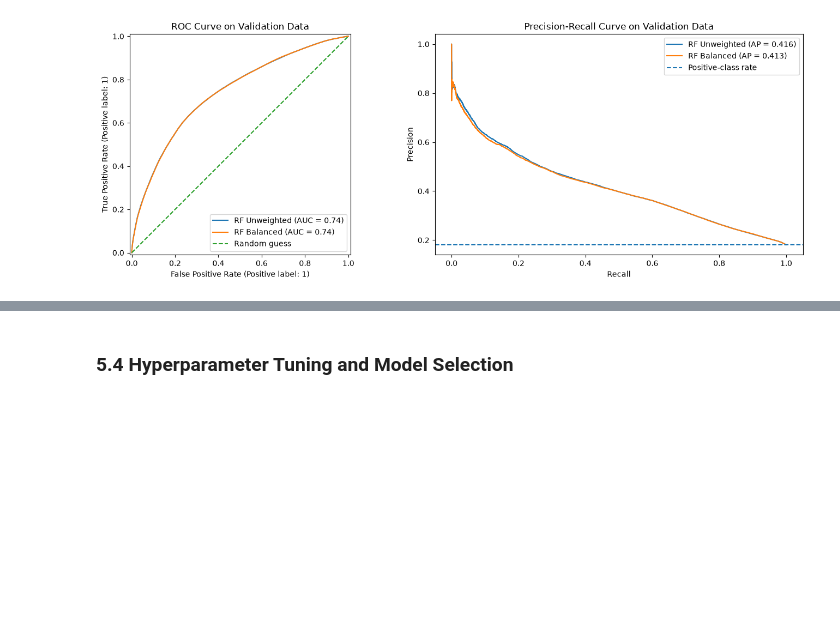
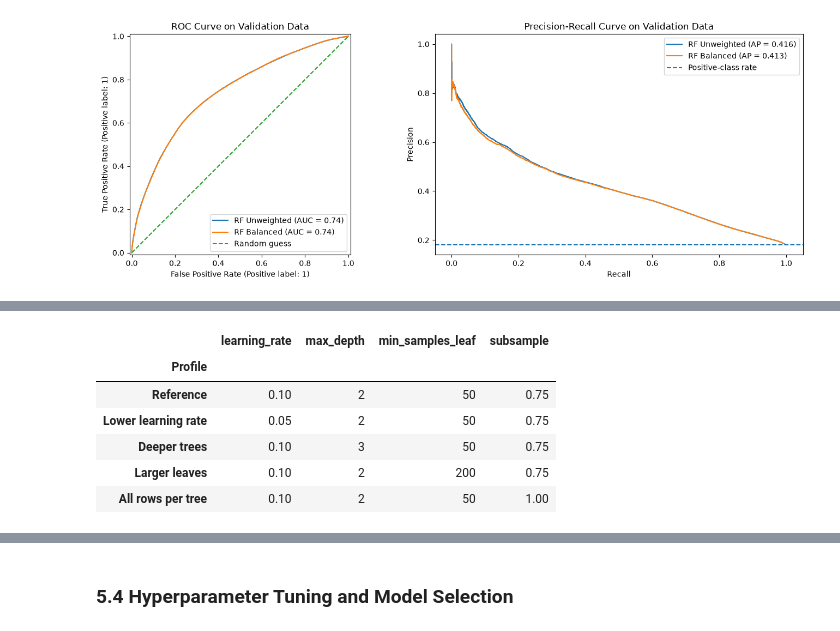
Before and after one commit to GeraintG/CIS_5450_Indigo_Data, a Jupyter notebook: indego_trips_analysis.ipynb, the cells around one changed output, grey strips where cells are left out. Saved outputs shown, nothing was run; the diff lists cells and outputs as text; code cells hidden in the pictures; blank space fills up the shorter version.

```diff
--- a/indego_trips_analysis.ipynb
+++ b/indego_trips_analysis.ipynb
@@ -1522,0 +1539,25 @@ Train a sequential boosting model; consider learning rate, number of trees, dept
+# %%
+gb_reference = {
+    "learning_rate": 0.10,
+    "max_depth": 2,
+    "min_samples_leaf": 50,
+    "subsample": 0.75,
+}
+gb_profiles = {
+    "Reference": gb_reference,
+    "Lower learning rate": {**gb_reference, "learning_rate": 0.05},
+    "Deeper trees": {**gb_reference, "max_depth": 3},
+    "Larger leaves": {**gb_reference, "min_samples_leaf": 200},
+    "All rows per tree": {**gb_reference, "subsample": 1.0},
+}
+gb_tree_counts = (25, 50, 100)
+
+display(pd.DataFrame.from_dict(gb_profiles, orient="index").rename_axis("Profile"))
+# %% [output]
+|  | learning_rate | max_depth | min_samples_leaf | subsample |
+| Profile |  |  |  |  |
+| Reference | 0.10 | 2 | 50 | 0.75 |
+| Lower learning rate | 0.05 | 2 | 50 | 0.75 |
+| Deeper trees | 0.10 | 3 | 50 | 0.75 |
+| Larger leaves | 0.10 | 2 | 200 | 0.75 |
+| All rows per tree | 0.10 | 2 | 50 | 1.00 |
```
Also changed, not shown: parts of 23 cells of this notebook.
